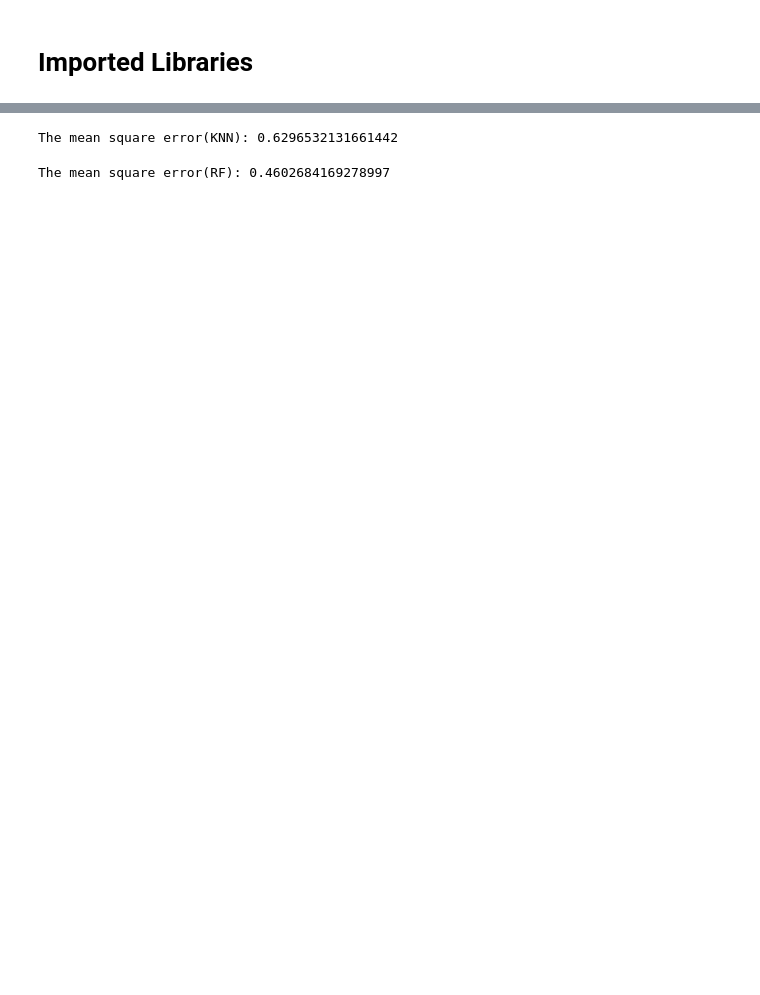
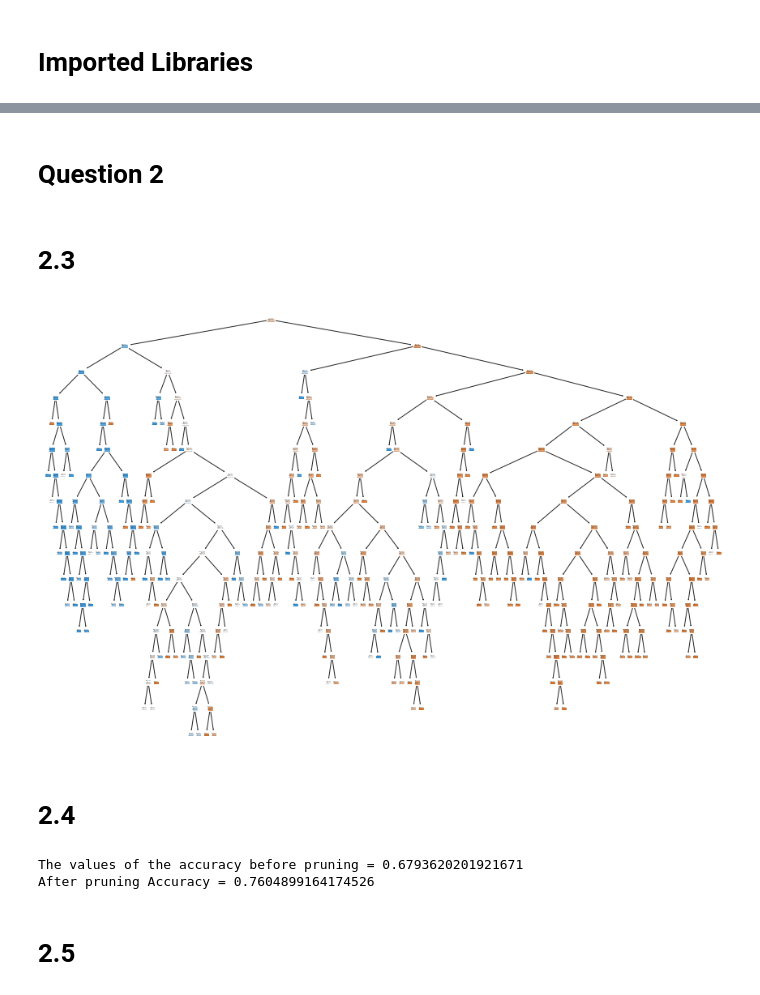
Before and after one commit to adebayodeji/Data-Science-Project, a Jupyter notebook: dadebayo_Deji_Adebayo.ipynb, the cells around one changed output, grey strips where cells are left out. Saved outputs shown, nothing was run; the diff lists cells and outputs as text; code cells hidden in the pictures; blank space fills up the shorter version.

```diff
--- a/dadebayo_Deji_Adebayo.ipynb
+++ b/dadebayo_Deji_Adebayo.ipynb
@@ -602,26 +2,0 @@ The mean square error (Linear Regression) 0.5104055782302341
-# %%
-###############################################KNN##########################################
-storeRegressor = KNeighborsRegressor()
-
-storeRegressor.fit(redWineDataFrameCorr, redWineDataFrame["quality"])
-
-firstCrossValidation = cross_validate(storeRegressor, redWineDataFrameCorr, redWineDataFrame["quality"], cv=5, scoring = 'neg_mean_absolute_error')
-
-firstCrossValidation = np.mean(abs(firstCrossValidation['test_score']))
-
-print(f"The mean square error(KNN): {firstCrossValidation}")
-# %% [output]
-The mean square error(KNN): 0.6296532131661442
-# %%
-##############################Random Forest###############################################
-RandForestClfRedWine = RandomForestClassifier(n_estimators=50, max_leaf_nodes= 82, random_state=0)
-
-RandForestClfRedWine.fit(redWineDataFrameCorr, redWineDataFrame["quality"])
-
-RandForestPerformance = cross_validate(RandForestClf, redWineDataFrameCorr, redWineDataFrame["quality"], cv=5, scoring = 'neg_mean_absolute_error')
-
-getMeanScoreRedWine = np.mean(abs(RandForestPerformance['test_score']))
-
-print(f"The mean square error(RF): {getMeanScoreRedWine}")
-# %% [output]
-The mean square error(RF): 0.4602684169278997
@@ -627,0 +32,52 @@ The mean square error(RF): 0.4602684169278997
+# %% [markdown]
+# Question 2
+# %% [markdown]
+# 2.3
+# %%
+##################################################Load Titanic Data into a DataFrame#####################################
+titanicDataframe = pd.read_csv("titanic3.csv")
+
+titanicDataframePredictor = titanicDataframe[['pclass', 'age', 'sex']]
+
+#Get the mean of the  age column and fill  with the null
+titanicDataframePredictor['age'] = titanicDataframePredictor['age'].fillna(titanicDataframePredictor['age'].mean())
+
+titanicDataframePredictor['sex'] = titanicDataframePredictor["sex"].replace(["female", "male"], [0,1])
+
+
+##################### Create and Fit the model###################
+
+Model = DecisionTreeClassifier(random_state=0)
+
+Model.fit(titanicDataframePredictor, titanicDataframe["survived"])
+
+tree.plot_tree(Model, feature_names=titanicDataframePredictor.columns, filled=True)
+plt.show()
+# %% [output]
+[figure, added]
+# %% [markdown]
+# 2.4
+# %%
+#Evaluation of performance before pruning
+
+evaluationValues = cross_val_score(Model, titanicDataframePredictor, titanicDataframe['survived'], cv=4, scoring='balanced_accuracy')
+
+getMeanEvaluation = np.mean(evaluationValues)
+print(f"The values of the accuracy before pruning = {getMeanEvaluation}")
+
+########################### Values of the accuracy after prune ####################
+
+evaluationValuesAfterPruning = DecisionTreeClassifier(ccp_alpha=0.10)
+
+evaluationValuesAfterPruning = evaluationValuesAfterPruning.fit(titanicDataframePredictor, titanicDataframe['survived'])
+
+crossValidationValues = cross_val_score(evaluationValuesAfterPruning, titanicDataframePredictor, titanicDataframe['survived'], cv=5,  scoring='balanced_accuracy')
+
+valueOfAccuracyAfterPruning = np.mean(crossValidationValues)
+
+print(f"After pruning Accuracy = {valueOfAccuracyAfterPruning}")
+# %% [output]
+The values of the accuracy before pruning = 0.6793620201921671
+After pruning Accuracy = 0.7604899164174526
+# %% [markdown]
+# 2.5
```
Also changed, not shown: parts of 68 cells of this notebook, 1 other file.
